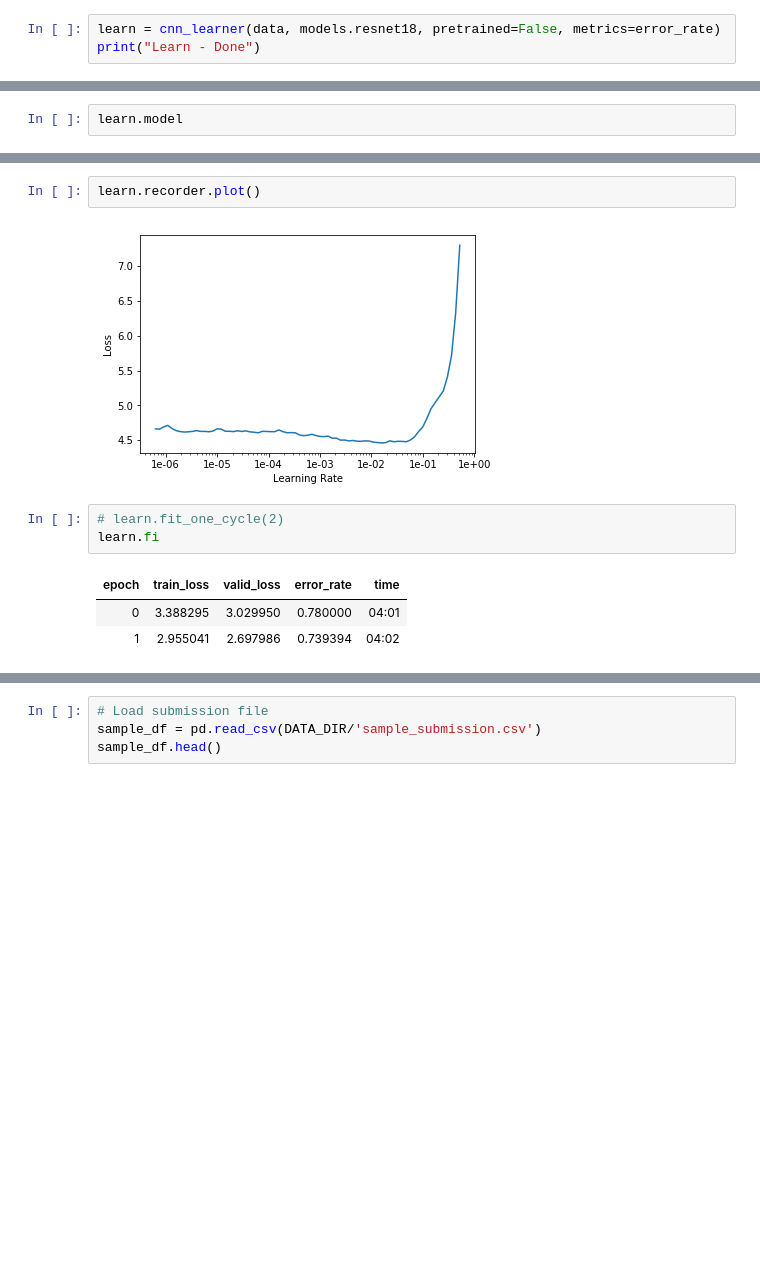
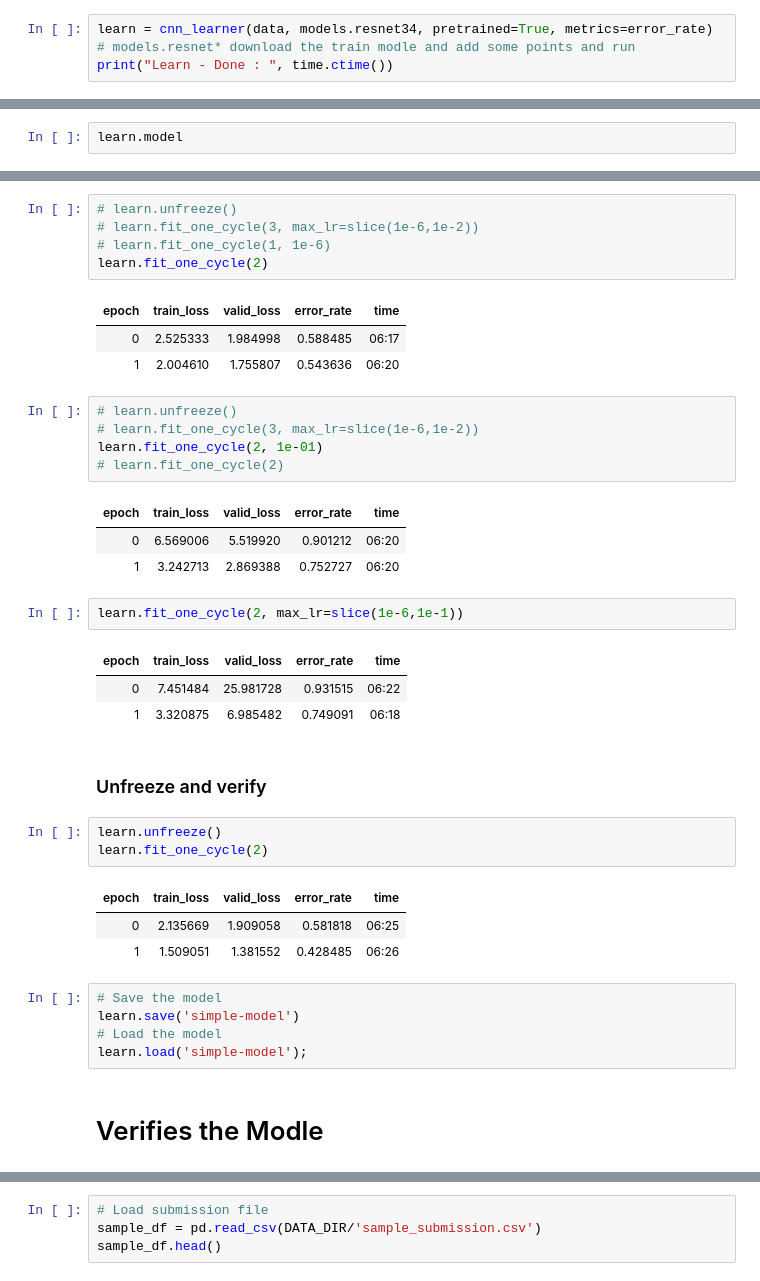
Before and after one commit to SudhakarAnemu/AI-DS-ML-DL-, a Jupyter notebook: ML/ImagePrediction/jsfastai-starter.ipynb, the cells around one changed output, grey strips where cells are left out. Drawn from its saved outputs; the diff is of its cells as text; blank space fills up the shorter version.

```diff
--- a/ML/ImagePrediction/jsfastai-starter.ipynb
+++ b/ML/ImagePrediction/jsfastai-starter.ipynb
@@ -144,4 +158,5 @@ learn.load('simple-model');
 # %%
-learn = cnn_learner(data, models.resnet18, pretrained=False, metrics=error_rate)
-print("Learn - Done")
+learn = cnn_learner(data, models.resnet34, pretrained=True, metrics=error_rate)
+# models.resnet* download the train modle and add some points and run
+print("Learn - Done : ", time.ctime())
 # %% [output]
@@ -159,11 +176,40 @@ LR Finder is complete, type {learner_name}.recorder.plot() to see the graph.
-# %%
-learn.recorder.plot()
-# %% [output]
-[figure, removed]
+# %%
+# learn.unfreeze()
+# learn.fit_one_cycle(3, max_lr=slice(1e-6,1e-2))
+# learn.fit_one_cycle(1, 1e-6)
+learn.fit_one_cycle(2)
+# %% [output]
+| epoch | train_loss | valid_loss | error_rate | time |
+| 0 | 2.525333 | 1.984998 | 0.588485 | 06:17 |
+| 1 | 2.004610 | 1.755807 | 0.543636 | 06:20 |
+# %%
+# learn.unfreeze()
+# learn.fit_one_cycle(3, max_lr=slice(1e-6,1e-2))
+learn.fit_one_cycle(2, 1e-01)
+# learn.fit_one_cycle(2)
+# %% [output]
+| epoch | train_loss | valid_loss | error_rate | time |
+| 0 | 6.569006 | 5.519920 | 0.901212 | 06:20 |
+| 1 | 3.242713 | 2.869388 | 0.752727 | 06:20 |
+# %%
+learn.fit_one_cycle(2, max_lr=slice(1e-6,1e-1))
+# %% [output]
+| epoch | train_loss | valid_loss | error_rate | time |
+| 0 | 7.451484 | 25.981728 | 0.931515 | 06:22 |
+| 1 | 3.320875 | 6.985482 | 0.749091 | 06:18 |
+# %% [markdown]
+### Unfreeze and verify
 # %%
-# learn.fit_one_cycle(2)
-learn.fi
+learn.unfreeze()
+learn.fit_one_cycle(2)
 # %% [output]
 | epoch | train_loss | valid_loss | error_rate | time |
-| 0 | 3.388295 | 3.029950 | 0.780000 | 04:01 |
-| 1 | 2.955041 | 2.697986 | 0.739394 | 04:02 |
+| 0 | 2.135669 | 1.909058 | 0.581818 | 06:25 |
+| 1 | 1.509051 | 1.381552 | 0.428485 | 06:26 |
+# %%
+# Save the model
+learn.save('simple-model')
+# Load the model
+learn.load('simple-model');
+# %% [markdown]
+# Verifies the Modle
```
Also changed, not shown: parts of 22 cells of this notebook.
